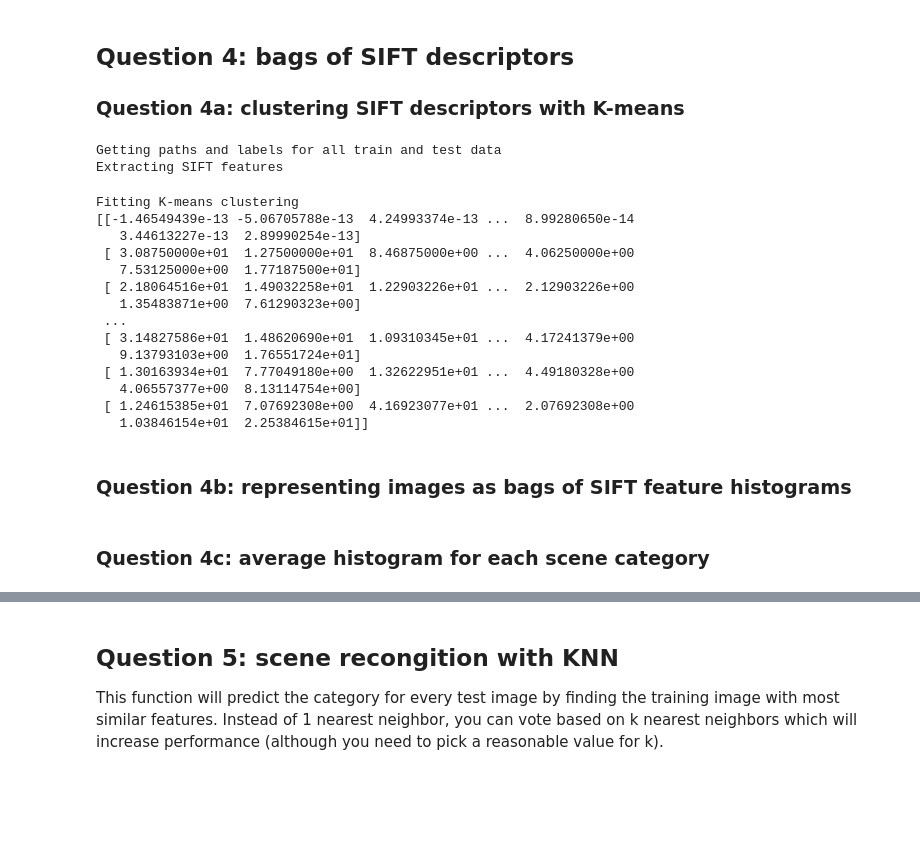
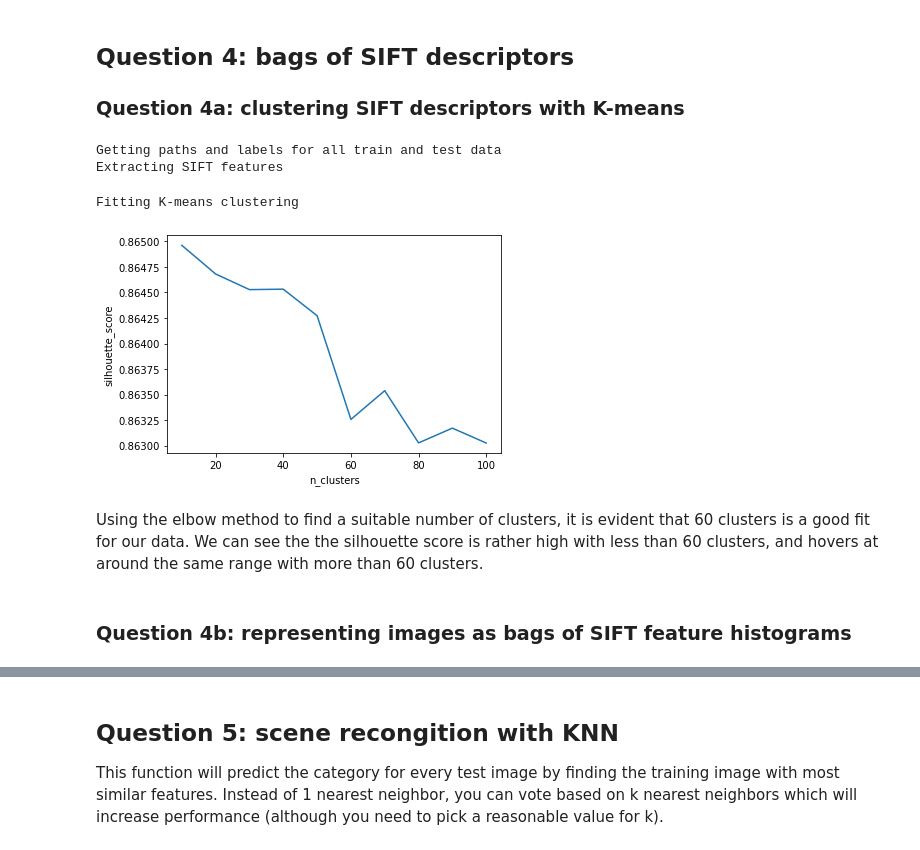
Before and after one commit to ricky-ma/CPSC425-Computer-Vision, a Jupyter notebook: A5/Assignment5.ipynb, the cells around one changed output, grey strips where cells are left out. Drawn from its saved outputs; the diff is of its cells as text; code cells hidden in the pictures; blank space fills up the shorter version.

```diff
--- a/A5/Assignment5.ipynb
+++ b/A5/Assignment5.ipynb
@@ -89,24 +109,17 @@ train_image_paths, train_labels = load("sift/train")
 test_image_paths, test_labels = load("sift/test")
 
 print('Extracting SIFT features')
-kmeans = build_vocabulary(train_image_paths, vocab_size=200)
+descriptors = sample_descriptors(train_image_paths)
 # %% [output]
 Getting paths and labels for all train and test data
 Extracting SIFT features
-Fitting K-means clustering
-[[-1.46549439e-13 -5.06705788e-13  4.24993374e-13 ...  8.99280650e-14
-   3.44613227e-13  2.89990254e-13]
- [ 3.08750000e+01  1.27500000e+01  8.46875000e+00 ...  4.06250000e+00
-   7.53125000e+00  1.77187500e+01]
- [ 2.18064516e+01  1.49032258e+01  1.22903226e+01 ...  2.12903226e+00
-   1.35483871e+00  7.61290323e+00]
- ...
- [ 3.14827586e+01  1.48620690e+01  1.09310345e+01 ...  4.17241379e+00
-   9.13793103e+00  1.76551724e+01]
- [ 1.30163934e+01  7.77049180e+00  1.32622951e+01 ...  4.49180328e+00
-   4.06557377e+00  8.13114754e+00]
- [ 1.24615385e+01  7.07692308e+00  4.16923077e+01 ...  2.07692308e+00
-   1.03846154e+01  2.25384615e+01]]
+# %%
+kmeans = build_vocabulary(descriptors)
+# %% [output]
+Fitting K-means clustering
+[figure, added]
+# %% [markdown]
+Using the elbow method to find a suitable number of clusters, it is evident that 60 clusters is a good fit for our data. We can see the the silhouette score is rather high with less than 60 clusters, and hovers at around the same range with more than 60 clusters.
 # %% [markdown]
 ### Question 4b: representing images as bags of SIFT feature histograms
 # %%
@@ -145,5 +157,3 @@ def get_bags_of_sifts(image_paths, kmeans):
 # %%
 train_image_feats = get_bags_of_sifts(train_image_paths, kmeans)
 test_image_feats = get_bags_of_sifts(test_image_paths, kmeans)
-# %% [markdown]
-### Question 4c: average histogram for each scene category
```
Also changed, not shown: parts of 11 cells of this notebook.
